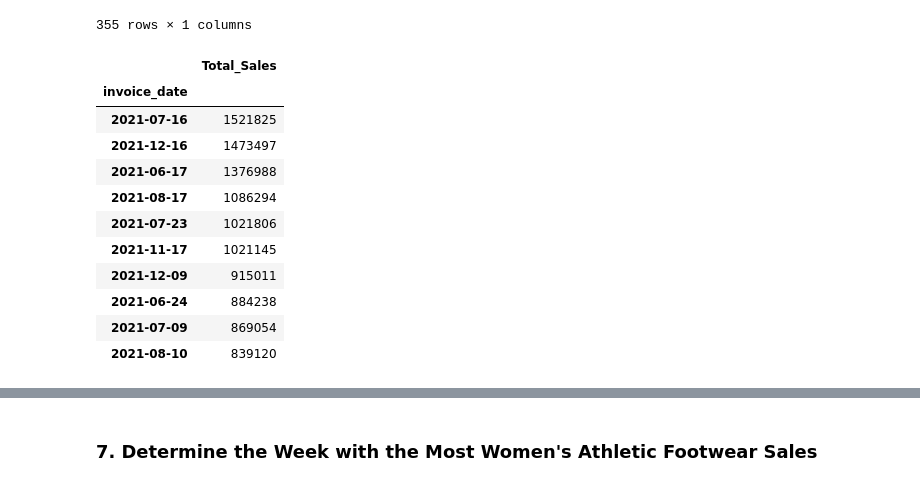
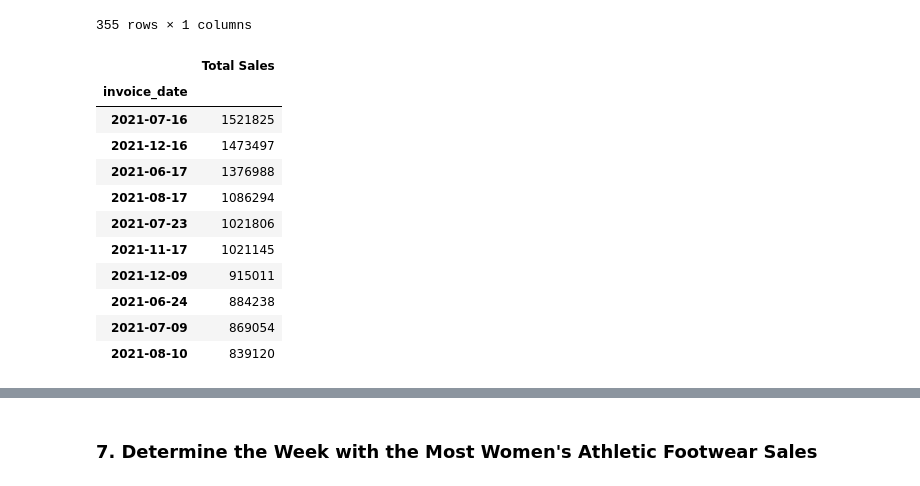
Before and after one commit to kerialexander/athletic_sales_analysis, a Jupyter notebook: Starter_Code/athletic_sales_analysis.ipynb, the cells around one changed output, grey strips where cells are left out. Drawn from its saved outputs; the diff is of its cells as text; code cells hidden in the pictures.

```diff
--- a/Starter_Code/athletic_sales_analysis.ipynb
+++ b/Starter_Code/athletic_sales_analysis.ipynb
@@ -368,12 +397,15 @@ rename_pivot_table
 # %%
 # Resample the pivot table into daily bins, and get the total sales for each day.
 resample_pivot_table = rename_pivot_table.resample('D').sum()
 
 # Sort the resampled pivot table in descending order on "Total Sales".
-resample_pivot_table.sort_values(by='Total_Sales', ascending=False).rename(columns={'Total_Sales': 'Total Sales'})
-resample_pivot_table.nlargest(10, 'Total_Sales')
+resample_pivot_table.sort_values(by='Total Sales', ascending=False).rename(columns={'Total_Sales': 'Total Sales'})
+
+# Show the top 10 results by Total Sales
+resample_pivot_table
+resample_pivot_table.nlargest(10, 'Total Sales')
 # %% [output]
-|  | Total_Sales |
+|  | Total Sales |
 | invoice_date |  |
 | 2021-07-16 | 1521825 |
 | 2021-12-16 | 1473497 |
```
Also changed, not shown: parts of 9 cells of this notebook.
